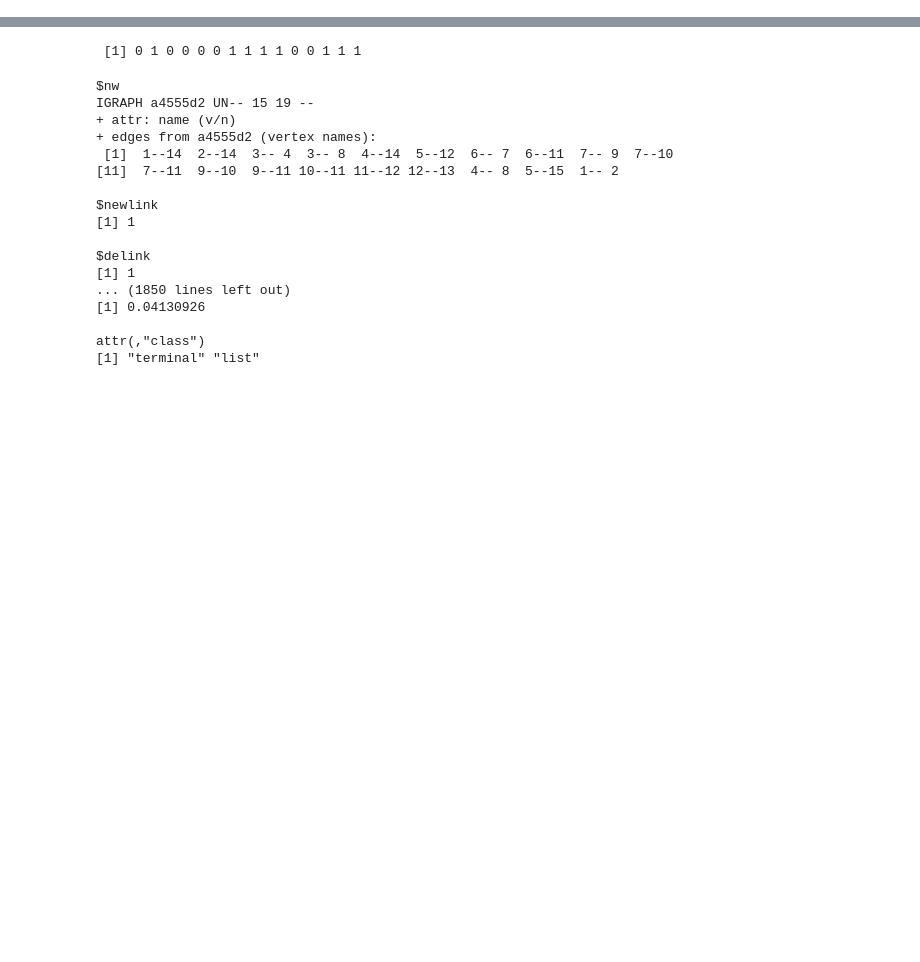
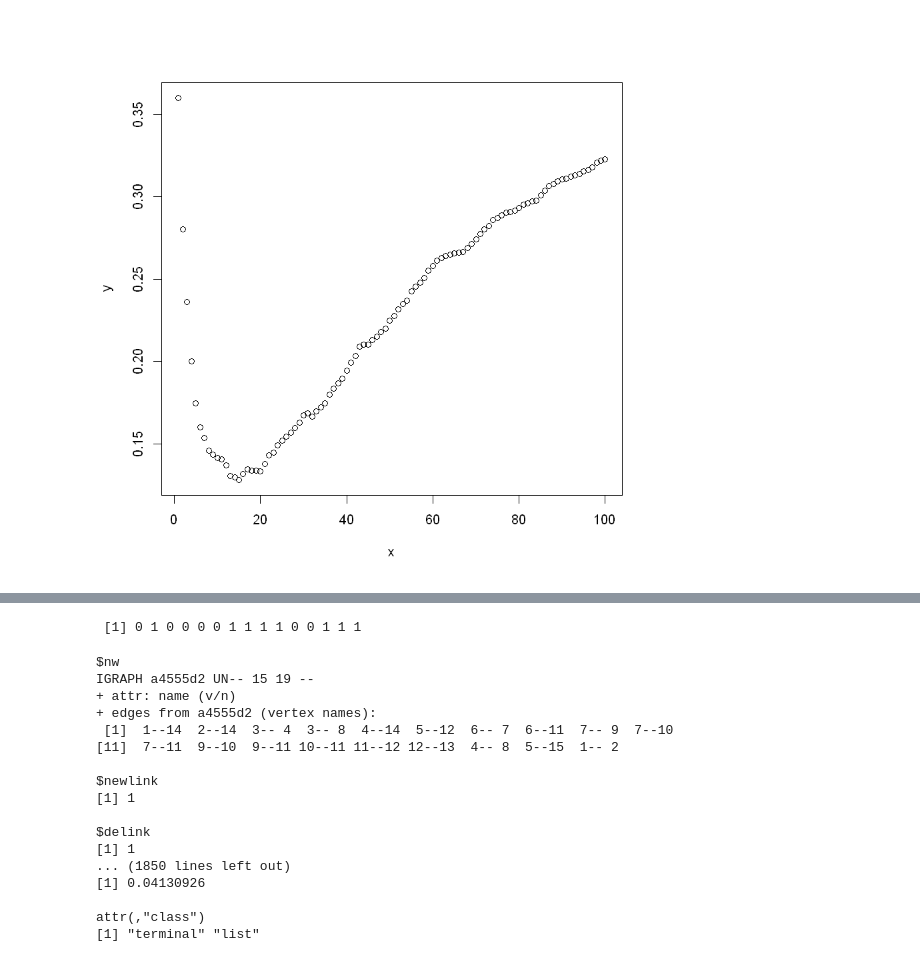
Before and after one commit to yojire/CSCS-530-Project, a Jupyter notebook: R Implementation.ipynb, the cells around one changed output, grey strips where cells are left out. Saved outputs shown, nothing was run; the diff lists cells and outputs as text; code cells hidden in the pictures; blank space fills up the shorter version.

```diff
--- a/R Implementation.ipynb
+++ b/R Implementation.ipynb
@@ -23,0 +161,4 @@ supervisor = spvs()
+# %%
+dfbias[, .(y=mean(y)), by=x] %>% plot()
+# %% [output]
+[figure, added]
```
Also changed, not shown: parts of 33 cells of this notebook, 8 other files.
